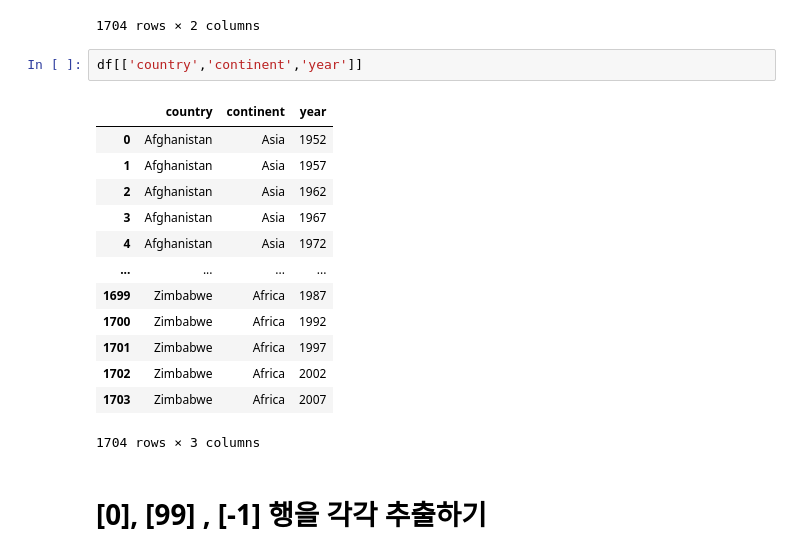
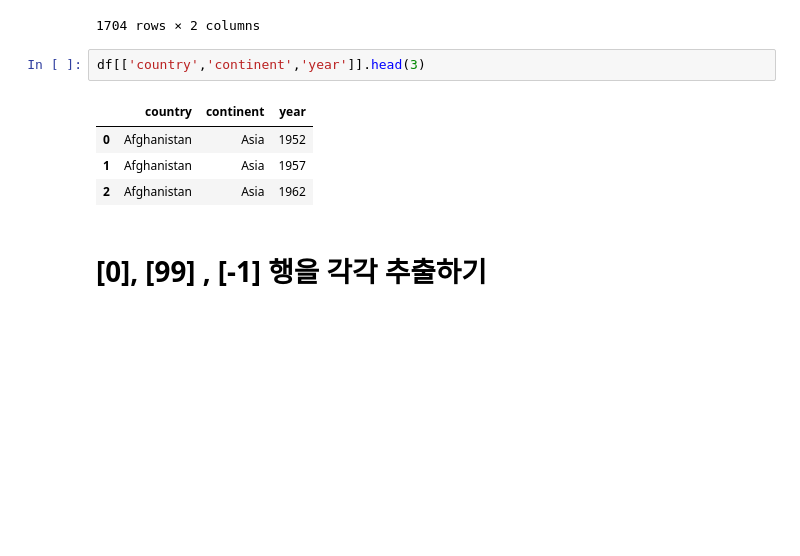
Before and after one commit to meanresult/anal_rep, a Jupyter notebook: 13_데이터프레임연습.ipynb, the cells around one changed output. Cells and saved outputs as stored; diff of their text form; blank space fills up the shorter version.

```diff
--- a/13_데이터프레임연습.ipynb
+++ b/13_데이터프레임연습.ipynb
@@ -83,21 +83,12 @@ df.loc[:,['country','year']]
 | 1703 | Zimbabwe | 2007 |
 1704 rows × 2 columns
 # %%
-df[['country','continent','year']]
+df[['country','continent','year']].head(3)
 # %% [output]
 |  | country | continent | year |
 | 0 | Afghanistan | Asia | 1952 |
 | 1 | Afghanistan | Asia | 1957 |
 | 2 | Afghanistan | Asia | 1962 |
-| 3 | Afghanistan | Asia | 1967 |
-| 4 | Afghanistan | Asia | 1972 |
-| ... | ... | ... | ... |
-| 1699 | Zimbabwe | Africa | 1987 |
-| 1700 | Zimbabwe | Africa | 1992 |
-| 1701 | Zimbabwe | Africa | 1997 |
-| 1702 | Zimbabwe | Africa | 2002 |
-| 1703 | Zimbabwe | Africa | 2007 |
-1704 rows × 3 columns
 # %% [markdown]
 # [0], [99] , [-1] 행을 각각 추출하기
 # %%
```
Also changed, not shown: parts of 23 cells of this notebook, 3 other files.
